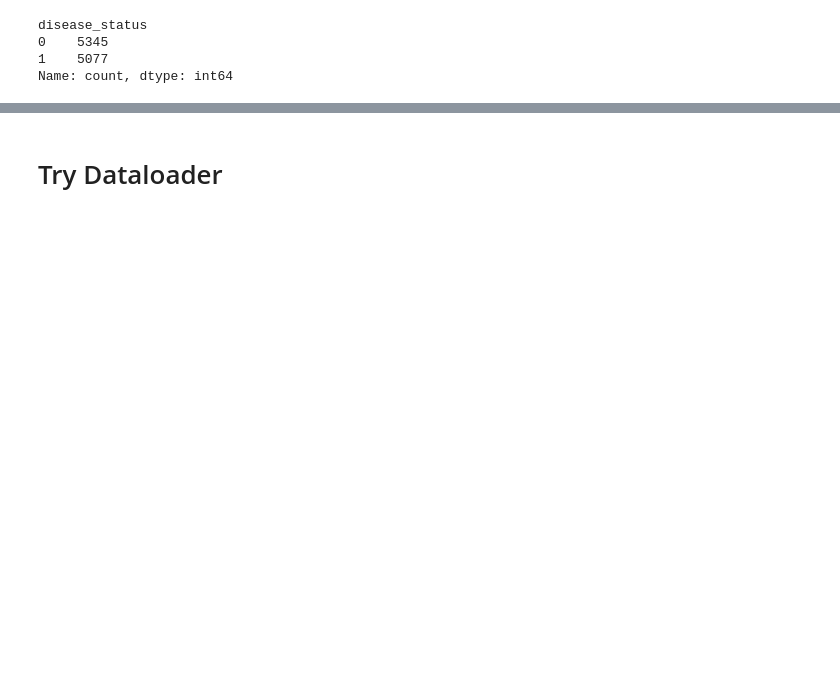
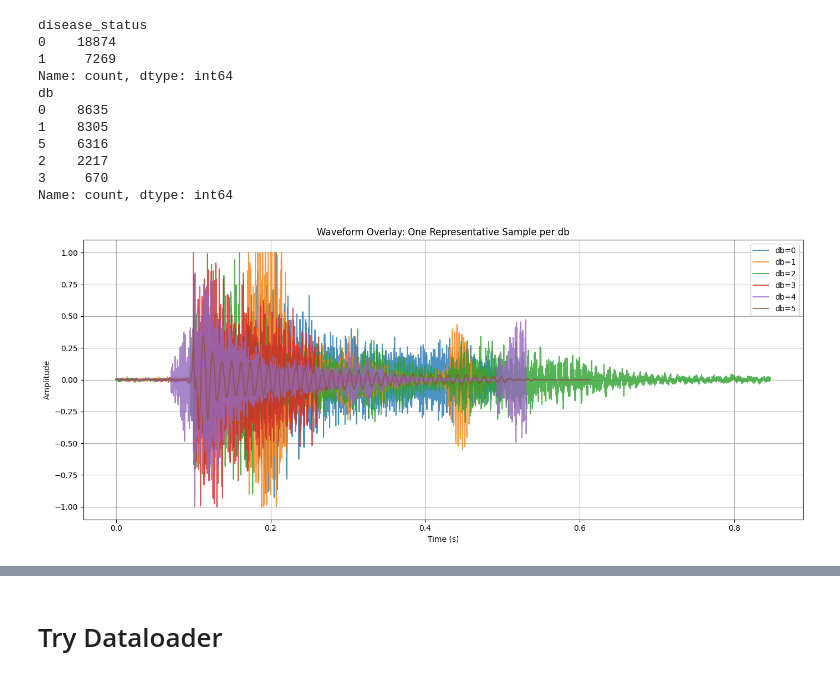
Before and after one commit to arkiven4/NXSCough, a Jupyter notebook: notebooks/build_db.ipynb, the cells around one changed output, grey strips where cells are left out. Cells and saved outputs as stored; diff of their text form; code cells hidden in the pictures; blank space fills up the shorter version.

```diff
--- a/notebooks/build_db.ipynb
+++ b/notebooks/build_db.ipynb
@@ -309,20 +317,20 @@ df_train_ukcovid = df_train_ukcovid.rename(columns={"file_path": "path_file", 'c
 df_val_ukcovid = df_val_ukcovid.rename(columns={"file_path": "path_file", 'covid_test_result': 'disease_status', 'gender': 'sex', 'participant_identifier': 'participant'})
 df_test_ukcovid = df_test_ukcovid.rename(columns={"file_path": "path_file", 'covid_test_result': 'disease_status', 'gender': 'sex', 'participant_identifier': 'participant'})
 
-df_train_ukcovid = filter_participants(df_train_ukcovid, "participant", "path_file", min_files=10, max_files=15, seed=42)
-df_val_ukcovid = filter_participants(df_val_ukcovid, "participant", "path_file", min_files=10, max_files=15, seed=42)
-df_test_ukcovid = filter_participants(df_test_ukcovid, "participant", "path_file", min_files=10, max_files=15, seed=42)
+df_train_ukcovid = filter_participants(df_train_ukcovid, "participant", "path_file", min_files=5, max_files=20, seed=42)
+df_val_ukcovid = filter_participants(df_val_ukcovid, "participant", "path_file", min_files=5, max_files=20, seed=42)
+df_test_ukcovid = filter_participants(df_test_ukcovid, "participant", "path_file", min_files=5, max_files=20, seed=42)
 
-df_train_ukcovid = sample_rows_by_participant(df_train_ukcovid, target_rows=2241, participant_col="participant", label_col="disease_status")
+df_train_ukcovid = sample_rows_by_participant(df_train_ukcovid, target_rows=5000, participant_col="participant", label_col="disease_status")
 df_val_ukcovid = sample_rows_by_participant(df_val_ukcovid, target_rows=338, participant_col="participant", label_col="disease_status")
-df_test_ukcovid = sample_rows_by_participant(df_test_ukcovid, target_rows=593, participant_col="participant", label_col="disease_status")
+df_test_ukcovid = sample_rows_by_participant(df_test_ukcovid, target_rows=1000, participant_col="participant", label_col="disease_status")
 
 df_train_ukcovid['split'] = "train"
 df_val_ukcovid['split'] = "val"
 df_test_ukcovid['split'] = "test"
 
 df_ukcovid = pd.concat([df_train_ukcovid, df_val_ukcovid, df_test_ukcovid], axis=0, ignore_index=True)
-df_ukcovid["db"] = 4
+df_ukcovid["db"] = 5
 df_ukcovid['disease_status'] = 0
 
 df_concat = pd.concat([df_concat, df_ukcovid], axis=0, ignore_index=True)
@@ -330,11 +338,53 @@ df_concat = encode_participants(df_concat)
 df_concat['sex']  = df_concat['sex'].replace({'Male': 0, 'Female': 1})
 
 print(df_concat['disease_status'].value_counts())
+print(df_concat['db'].value_counts())
 # %% [output]
 disease_status
-0    5345
-1    5077
+0    18874
+1     7269
 Name: count, dtype: int64
+db
+0    8635
+1    8305
+5    6316
+2    2217
+3     670
+Name: count, dtype: int64
+# %%
+import matplotlib.pyplot as plt
+import torchaudio
+
+def plot_one_per_db(df_concat):
+    # Select one representative row per db cluster
+    sampled = df_concat.groupby("db").apply(lambda x: x.sample(1)).reset_index(drop=True)
+
+    plt.figure(figsize=(14, 6))
+
+    for _, row in sampled.iterrows():
+        filepath = f"{row['path_file']}"
+        waveform, sr = torchaudio.load(filepath)
+
+        # Flatten multi-channel (if stereo)
+        waveform = waveform.mean(dim=0)
+
+        # Normalize amplitude for visual comparability
+        waveform = waveform / waveform.abs().max()
+
+        t = torch.linspace(0, len(waveform) / sr, steps=len(waveform))
+        plt.plot(t, waveform, alpha=0.8, label=f"db={row['db']}")
+
+    plt.title("Waveform Overlay: One Representative Sample per db")
+    plt.xlabel("Time (s)")
+    plt.ylabel("Amplitude")
+    plt.legend()
+    plt.grid(True)
+    plt.tight_layout()
+    plt.show()
+# %%
+plot_one_per_db(df_concat)
+# %% [output]
+[figure, added]
 # %%
 for split_name in df_concat['split'].unique():
     split_df = df_concat[df_concat['split'] == split_name].copy()
```
Also changed, not shown: parts of 9 cells of this notebook, 13 other files.
